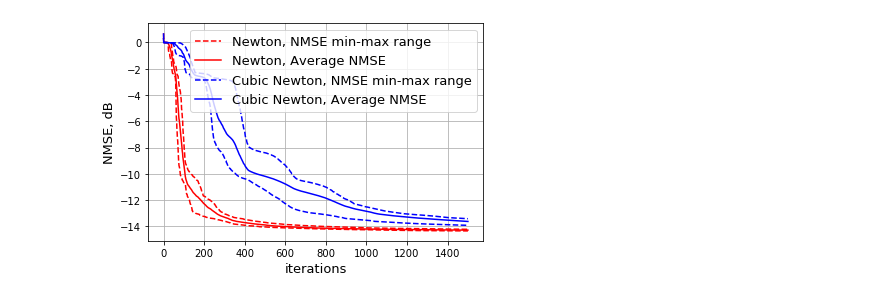
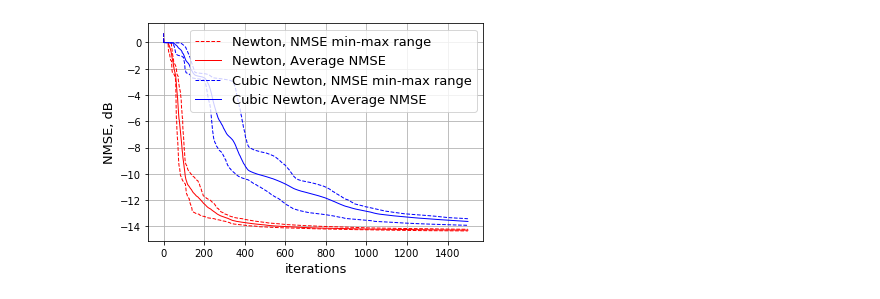
Before and after one commit to AlexDegt/regularized_mixed_newton, a Jupyter notebook: experiments/RVCNN/plot_results.ipynb, the cells around one changed output. Cells and saved outputs as stored; diff of their text form; code cells hidden in the pictures.

```diff
--- a/experiments/RVCNN/plot_results.ipynb
+++ b/experiments/RVCNN/plot_results.ipynb
@@ -18,6 +18,7 @@ epochs = 1500
 exp_num = 5
 # methods = ['newton_lev_marq']
 chunk_num = [4, 2]
+linewidth = 1
 methods = ['newton_lev_marq', 'cubic_newton']
 lc_train = np.zeros((len(methods), exp_num, epochs + 1))
 lc_aver = np.zeros((len(methods), epochs + 1))
@@ -28,46 +29,46 @@ for j_method, method in enumerate(methods):
     for exp in range(exp_num):
 
         for chunk_num_i in chunk_num:
             try:
                 exp_name = f"paper_exp_{exp}_seed_{seed_0 + exp}_{method}_4_channels_6_5_5_2_ker_size_3_3_3_3_act_sigmoid_1500_epochs_chunks_{chunk_num_i}"
 
                 add_folder = os.path.join("")
                 curr_path = os.getcwd()
                 load_path = os.path.join(curr_path, add_folder, exp_name)
 
                 # Plot learning curve for quality criterion
                 lc_train[j_method, exp, :] = np.load(os.path.join(load_path, "lc_qcrit_train_" + exp_name + ".npy"))[:epochs + 1]
             except:
                 pass
 
-    lc_aver[j_method, :] = np.mean(lc_train[j_method, :, :], axis=0)
-    lc_min[j_method, :] = np.min(lc_train[j_method, :, :], axis=0)
-    lc_max[j_method, :] = np.max(lc_train[j_method, :, :], axis=0)
+    # lc_aver[j_method, :] = np.mean(lc_train[j_method, :, :], axis=0)
+    # lc_min[j_method, :] = np.min(lc_train[j_method, :, :], axis=0)
+    # lc_max[j_method, :] = np.max(lc_train[j_method, :, :], axis=0)
 
-    # lc_aver[j_method, :] = 20*np.log10(np.mean(10**(lc_train[j_method, :, :]/20), axis=0))
-    # lc_min[j_method, :] = 20*np.log10(np.min(10**(lc_train[j_method, :, :]/20), axis=0))
-    # lc_max[j_method, :] = 20*np.log10(np.max(10**(lc_train[j_method, :, :]/20), axis=0))
+    lc_aver[j_method, :] = 20*np.log10(np.mean(10**(lc_train[j_method, :, :]/20), axis=0))
+    lc_min[j_method, :] = 20*np.log10(np.min(10**(lc_train[j_method, :, :]/20), axis=0))
+    lc_max[j_method, :] = 20*np.log10(np.max(10**(lc_train[j_method, :, :]/20), axis=0))
 
 # plt.figure(figure)
 fig, ax = plt.subplots()
 
-ax.plot(lc_min[0, :], color='red', linestyle='dashed', label='newt_min')
-ax.plot(lc_aver[0, :], color='red', linestyle='solid', label='newt_aver')
-ax.plot(lc_max[0, :], color='red', linestyle='dashed', label='newt_max')
+ax.plot(lc_min[0, :], color='red', linestyle='dashed', label='newt_min', linewidth=linewidth)
+ax.plot(lc_aver[0, :], color='red', linestyle='solid', label='newt_aver', linewidth=linewidth)
+ax.plot(lc_max[0, :], color='red', linestyle='dashed', label='newt_max', linewidth=linewidth)
 
-ax.plot(lc_min[1, :], color='blue', linestyle='dashed', label='cubic_min')
-ax.plot(lc_aver[1, :], color='blue', linestyle='solid', label='cubic_aver')
-ax.plot(lc_max[1, :], color='blue', linestyle='dashed', label='cubic_max')
+ax.plot(lc_min[1, :], color='blue', linestyle='dashed', label='cubic_min', linewidth=linewidth)
+ax.plot(lc_aver[1, :], color='blue', linestyle='solid', label='cubic_aver', linewidth=linewidth)
+ax.plot(lc_max[1, :], color='blue', linestyle='dashed', label='cubic_max', linewidth=linewidth)
 
 plt.xlabel('iterations', fontsize=13)
 plt.ylabel('NMSE, dB', fontsize=13)
 ax.legend(handles=[plt.gca().get_lines()[0], plt.gca().get_lines()[1],
                     plt.gca().get_lines()[3], plt.gca().get_lines()[4]],
                     labels=['Newton, NMSE min-max range', 'Newton, Average NMSE',
                 'Cubic Newton, NMSE min-max range', 'Cubic Newton, Average NMSE'], fontsize=13)
 plt.grid()
 # %% [output]
-[figure, old version]
+[figure, new version]
 # %%
 # Load desired signal and model output
 # desired = np.load(os.path.join(load_path, 'd.npy'))
```
Also changed, not shown: 23 other files.
